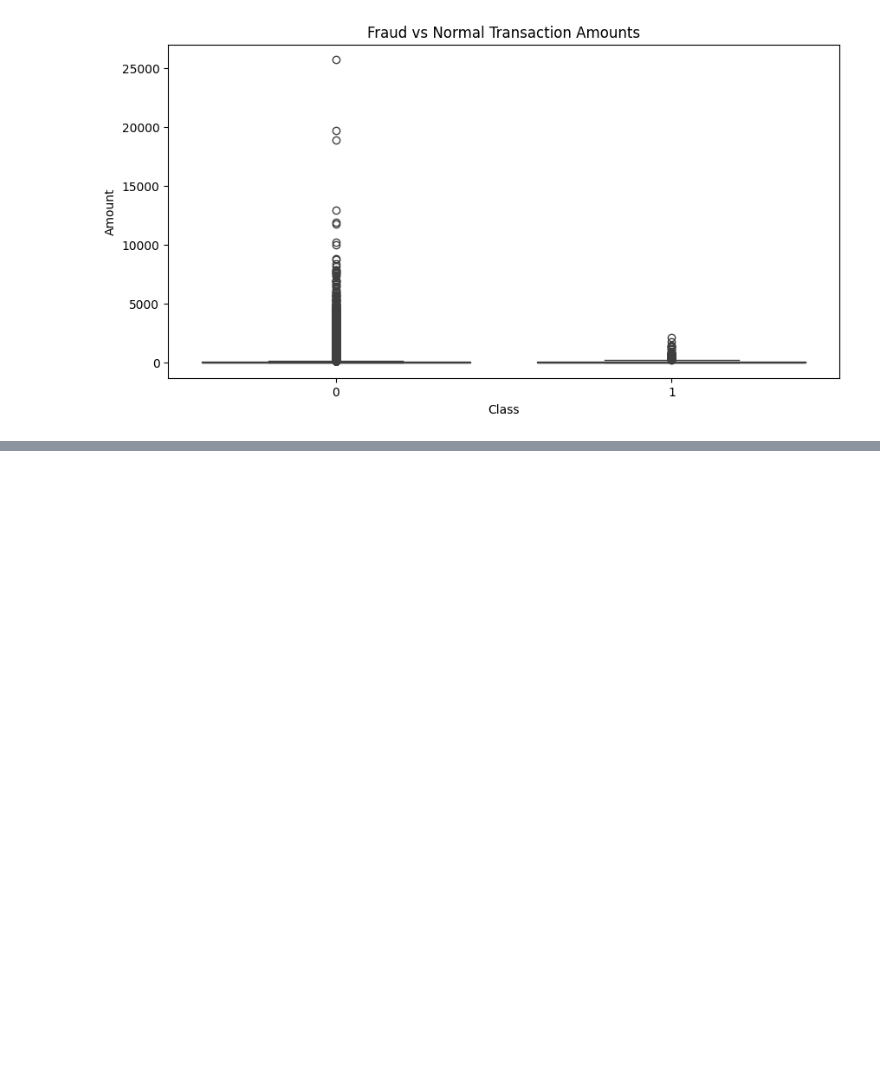
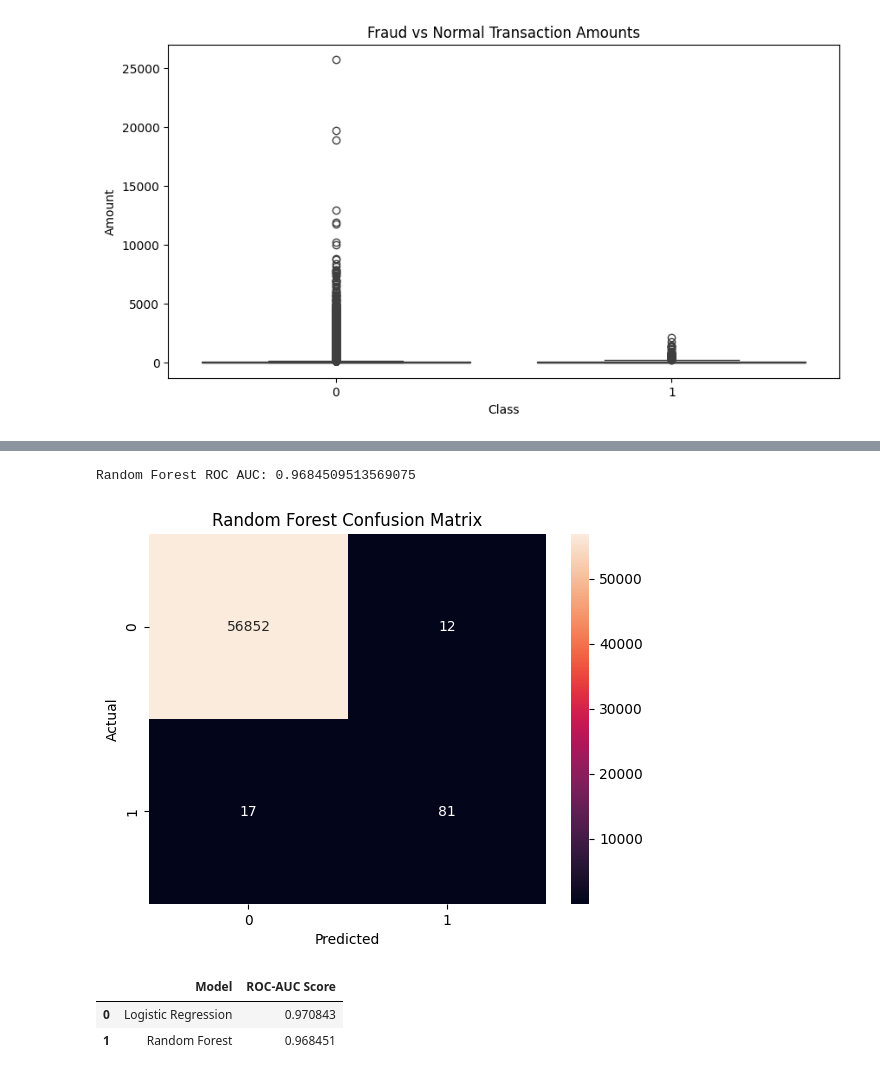
Before and after one commit to kanishkupadhyay1/Credit_Card_Fraud_Detection-ML, a Jupyter notebook: notebooks/eda.ipynb, the cells around one changed output, grey strips where cells are left out. Saved outputs shown, nothing was run; the diff lists cells and outputs as text; code cells hidden in the pictures; blank space fills up the shorter version.

```diff
--- a/notebooks/eda.ipynb
+++ b/notebooks/eda.ipynb
@@ -122,0 +206,2 @@ plt.show()
+# %%
+y_pred_rf = rf_model.predict(X_test)
@@ -122,0 +224,20 @@ plt.show()
+# %%
+from sklearn.metrics import roc_auc_score
+
+y_prob_rf = rf_model.predict_proba(X_test)[:,1]
+
+print("Random Forest ROC AUC:", roc_auc_score(y_test, y_prob_rf))
+# %% [output]
+Random Forest ROC AUC: 0.9684509513569075
+# %%
+import seaborn as sns
+import matplotlib.pyplot as plt
+
+sns.heatmap(confusion_matrix(y_test, y_pred_rf), annot=True, fmt="d")
+
+plt.title("Random Forest Confusion Matrix")
+plt.xlabel("Predicted")
+plt.ylabel("Actual")
+plt.show()
+# %% [output]
+[figure, added]
@@ -122,0 +247,13 @@ plt.show()
+# %%
+import pandas as pd
+
+model_results = pd.DataFrame({
+    "Model": ["Logistic Regression", "Random Forest"],
+    "ROC-AUC Score": [lr_auc, rf_auc]
+})
+
+model_results
+# %% [output]
+|  | Model | ROC-AUC Score |
+| 0 | Logistic Regression | 0.970843 |
+| 1 | Random Forest | 0.968451 |
```
Also changed, not shown: parts of 12 cells of this notebook, 1 other file.
